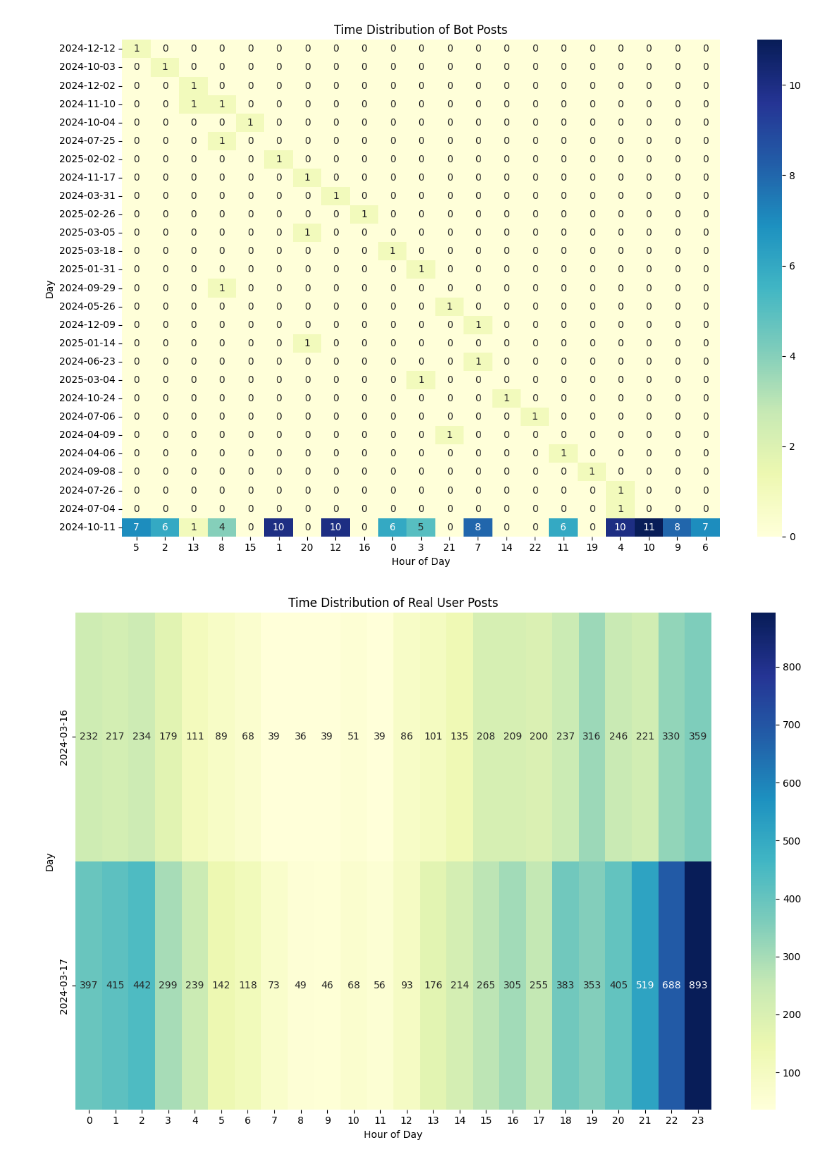
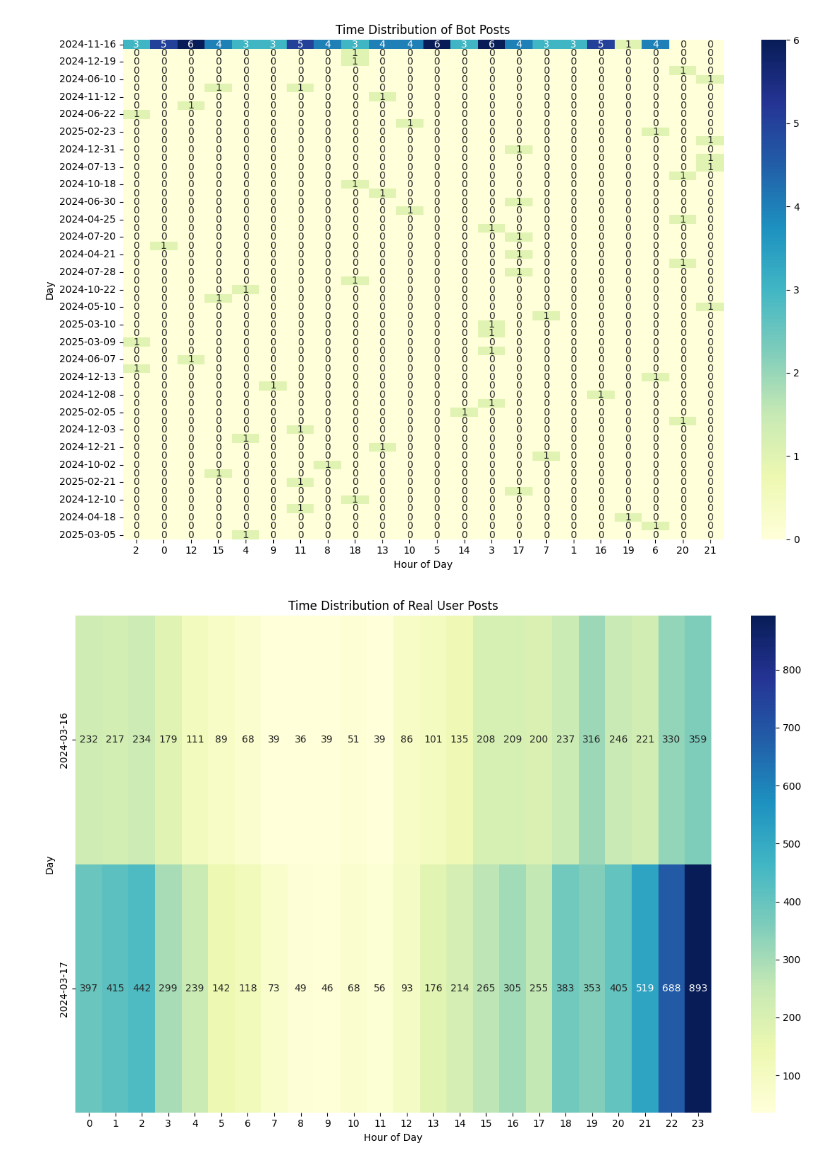
Before and after one commit to davidholcer/BattleBotsTemplate, a Jupyter notebook: ParseResults/insights.ipynb, the cells around one changed output. Saved outputs shown, nothing was run; the diff lists cells and outputs as text; code cells hidden in the pictures.

```diff
--- a/ParseResults/insights.ipynb
+++ b/ParseResults/insights.ipynb
@@ -22,3 +22,5 @@ print(sys.executable)
+# %%
+FILENAME="session_4_results.json"
 # %%
 import json
 import pandas as pd
@@ -30,13 +32,26 @@ import seaborn as sns
 import matplotlib.pyplot as plt
 import sklearn
 
+# Read the raw JSON file
+with open(FILENAME, 'r', encoding='utf-8') as f:
+    raw_data = f.read()
 
-# Load JSON files (replace with your actual paths)
-with open('posts.json', 'r') as f:
-    posts_data = json.load(f)
+# Regex to match improperly escaped emojis (\emoji\)
+# Matches a backslash, followed by any character or emoji, then another backslash
+cleaned_data = re.sub(r'\\([^n"\\\s])\\?', r'\1', raw_data)
 
-with open('users.json', 'r') as f:
-    users_data = json.load(f)
+# Save the cleaned JSON file
+with open(FILENAME.split('.')[0]+'_cleaned.json', 'w', encoding='utf-8') as f:
+    f.write(cleaned_data)
+
+# Validate the cleaned JSON
+try:
+    import json
+    with open(FILENAME.split('.')[0]+'_cleaned.json', 'r', encoding='utf-8') as f:
+        all_data = json.load(f)
+    print("JSON is valid and cleaned!")
+except json.JSONDecodeError as e:
+    print(f"JSONDecodeError: {e}")
 
 # Separate posts by bots (alphanumeric) vs real accounts (numeric)
 bot_posts = []
@@ -46,12 +61,12 @@ real_posts = []
 def is_bot(author_id):
     return any(char.isalpha() for char in author_id)
 
-for post in posts_data['posts']:
+for post in all_data['posts']:
     if is_bot(post['author_id']):
         bot_posts.append(post)
     else:
         real_posts.append(post)
 
 # Create DataFrames for easier manipulation
-posts_df = pd.DataFrame(posts_data['posts'])
-users_df = pd.DataFrame(users_data['users'])
+posts_df = pd.DataFrame(all_data['posts'])
+users_df = pd.DataFrame(all_data['users'])
@@ -182,44 +244,37 @@ g.plot_marginals(sns.histplot, element="step", color="#03012d")
 from collections import defaultdict
 
 # Separate posts into bot and real posts lists
-bot_posts = [post for post in posts_data['posts'] if is_bot(post['author_id'])]
-real_posts = [post for post in posts_data['posts'] if not is_bot(post['author_id'])]
+# bot_posts = [post for post in posts_data['posts'] if is_bot(post['author_id'])]
+# real_posts = [post for post in posts_data['posts'] if not is_bot(post['author_id'])]
 
 # Convert to DataFrames
 bot_posts_df = pd.DataFrame(bot_posts)
 real_posts_df = pd.DataFrame(real_posts)
 
 
 # Function to prepare heatmap data from DataFrame
 def prepare_heatmap_data(df):
     heatmap_data = defaultdict(lambda: defaultdict(int))
     for _, row in df.iterrows():
         created_at = pd.to_datetime(row['created_at'])
         day = created_at.date()
         hour = created_at.hour
         heatmap_data[day][hour] += 1
     return pd.DataFrame(heatmap_data).T.fillna(0)
 
 def create_heatmap(df, title):
     heatmap_data = prepare_heatmap_data(df)
     plt.figure(figsize=(12, 8))
     sns.heatmap(heatmap_data, cmap="YlGnBu", annot=True, fmt=".0f")
     plt.title(title)
     plt.xlabel("Hour of Day")
     plt.ylabel("Day")
     plt.tight_layout()
     plt.show()
 
 # Generate heatmaps for bot posts and real posts
 create_heatmap(bot_posts_df, "Time Distribution of Bot Posts")
 create_heatmap(real_posts_df, "Time Distribution of Real User Posts")
-
-# Additional statistics
-print("\nAdditional Statistics:")
-print(f"Total bot posts: {len(bot_posts_df)}")
-print(f"Total real user posts: {len(real_posts_df)}")
-print(f"Average bot post length: {bot_posts_df['text'].str.len().mean():.2f} characters")
-print(f"Average real user post length: {real_posts_df['text'].str.len().mean():.2f} characters")
 # %% [output]
-[figure, old version]
+[figure, new version]
 [figure]
```
Also changed, not shown: parts of 13 cells of this notebook, 26 other files.
